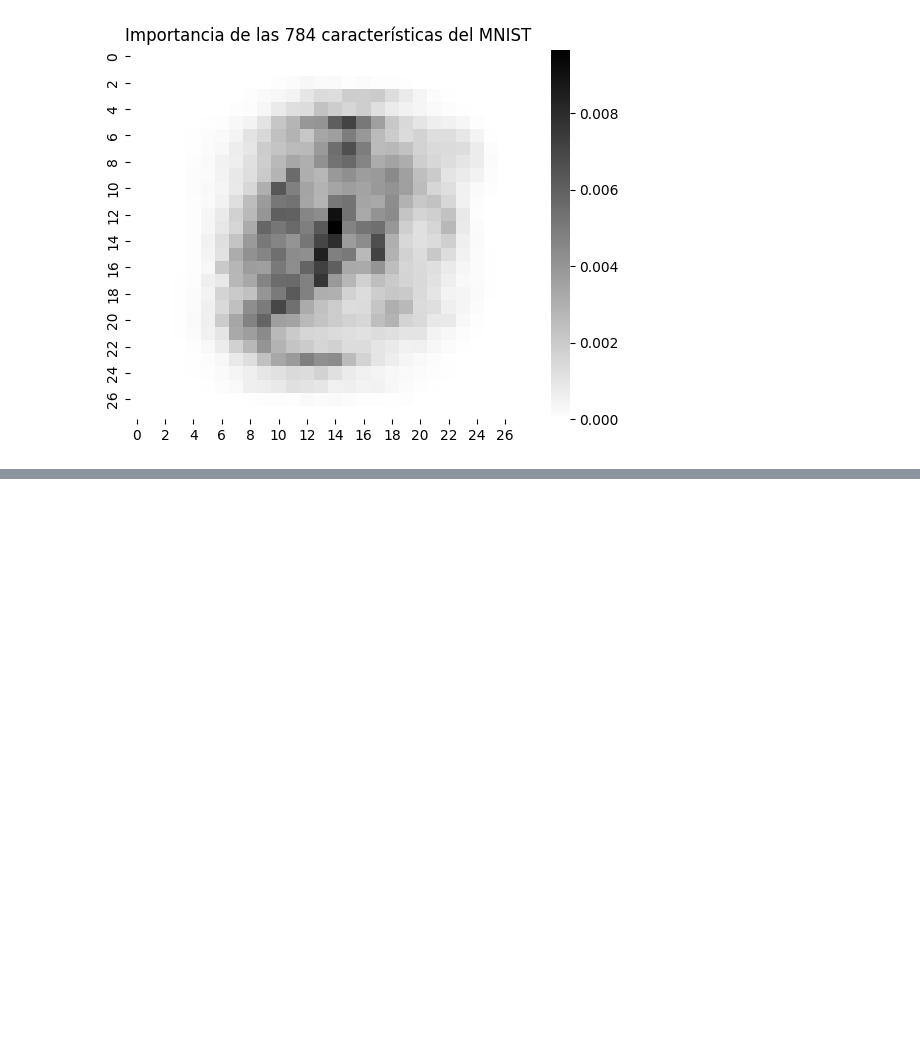
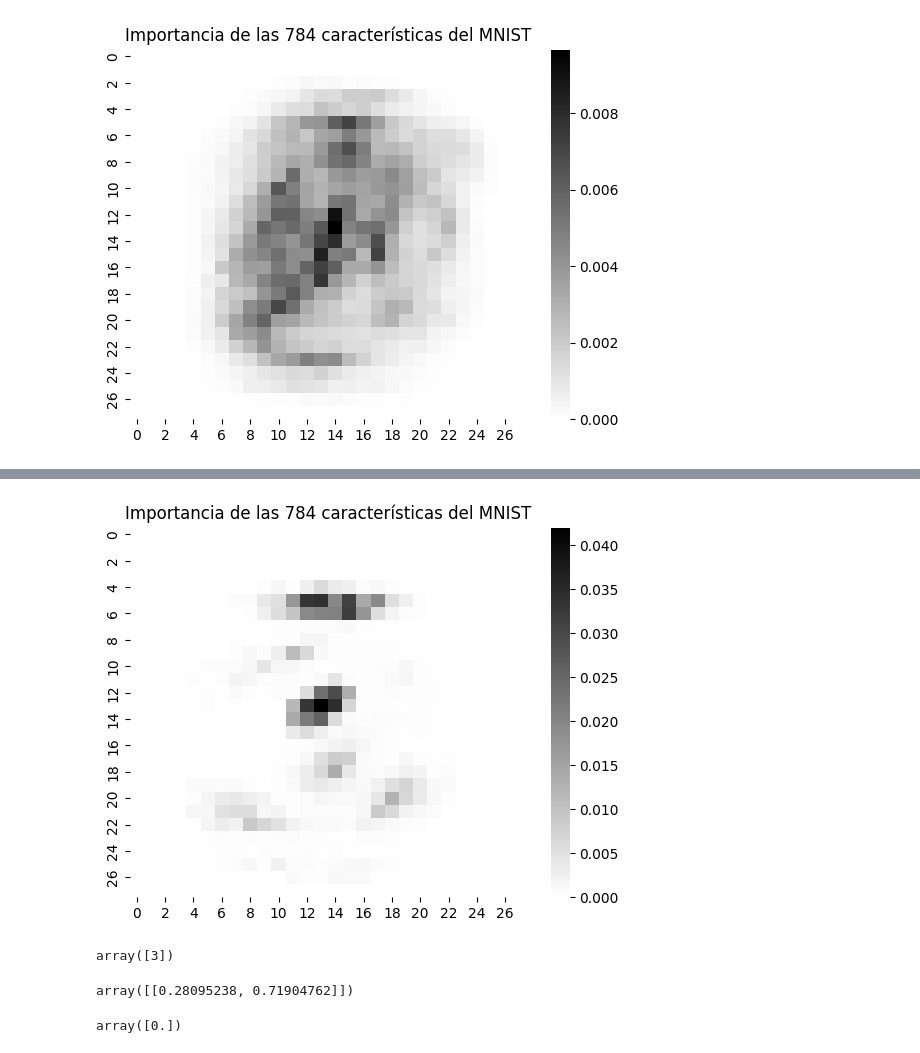
Before and after one commit to RodrigoRiveraRico/data_science_FCiencias, a Jupyter notebook: Clase_9/RiveraRodrigo_T08.ipynb, the cells around one changed output, grey strips where cells are left out. Drawn from its saved outputs; the diff is of its cells as text; code cells hidden in the pictures; blank space fills up the shorter version.

```diff
--- a/Clase_9/RiveraRodrigo_T08.ipynb
+++ b/Clase_9/RiveraRodrigo_T08.ipynb
@@ -227,7 +227,7 @@ Observamos que el dataset no está completamente balanceado, pues hay una cantid
 
 En el conjunto de prueba estará 1/7 del total, es decir 10,000 datos.
 # %%
-X_train, X_test, y_train, y_test = train_test_split(X, y, test_size=1/7, stratify=y, random_state=seed)
+X_train, X_test, y_train, y_test = train_test_split(X.values, y, test_size=1/7, stratify=y, random_state=seed)
 # %% [markdown]
 Ahora entrenaremos un bosque aleatorio con diferentes valores `n_estimators` hasta encontrar el óptimo. El óptimo lo definiremos como aquel valor tal que cumpla con la siguiente desigualdad:
 
@@ -384,0 +416,29 @@ Digito 9: 0.014
+# %%
+y_8 = y[(y==7) | (y==3)]
+X_8 = X.iloc[y_8.index]
+
+X_8 = X_8.reset_index().drop('index', axis=1)
+y_8 = y_8.reset_index().drop('index', axis=1).to_numpy().ravel()
+
+rf_8 = RandomForestClassifier(best_n, n_jobs=-1,random_state=seed)
+
+rf_8.fit(X_8.values, y_8)
+
+sns.heatmap(np.reshape(rf_8.feature_importances_, (28, 28)), cmap='binary')
+plt.title('Importancia de las 784 características del MNIST')
+plt.show()
+# %% [output]
+[figure, added]
+# %%
+rf_8.predict([X_personal[0]])
+# %% [output]
+array([3])
+# %%
+rf_8.predict_proba([X_personal[7]])
+# %% [output]
+array([[0.28095238, 0.71904762]])
+# %%
+rf_8.classes_
+np.unique(rf_8.feature_importances_)
+# %% [output]
+array([0.])
```
Also changed, not shown: parts of 25 cells of this notebook.
